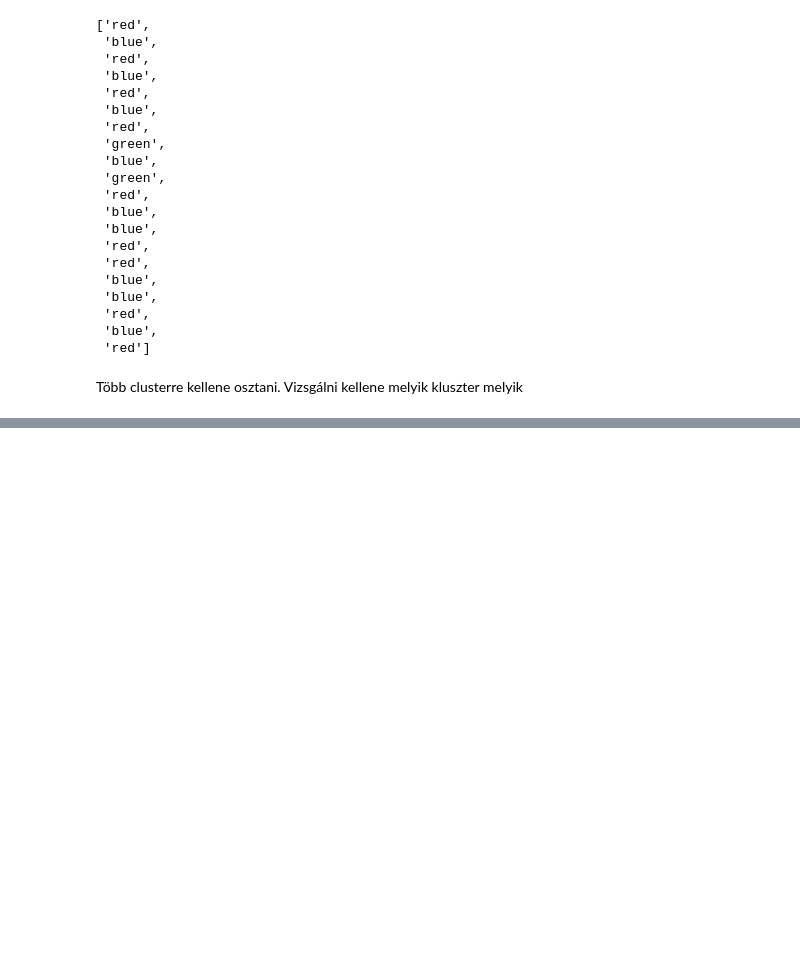
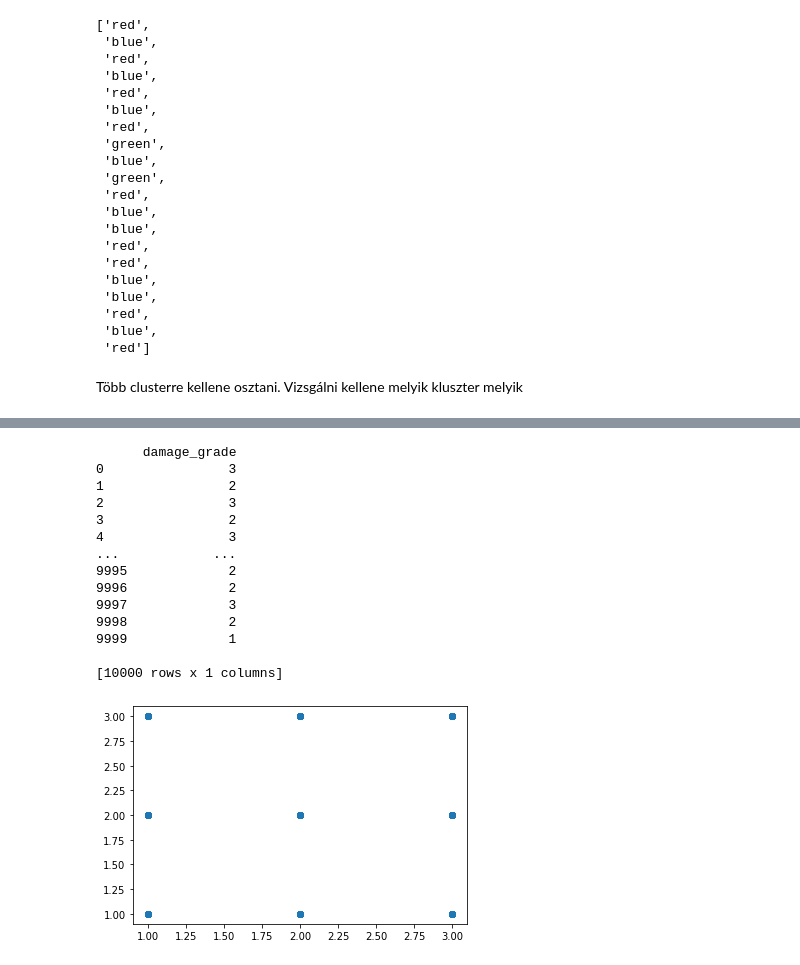
Before and after one commit to sipocz/_earthQuake, a Jupyter notebook: EarthQuaqe_Clustering.ipynb, the cells around one changed output, grey strips where cells are left out. Drawn from its saved outputs; the diff is of its cells as text; code cells hidden in the pictures; blank space fills up the shorter version.

```diff
--- a/EarthQuaqe_Clustering.ipynb
+++ b/EarthQuaqe_Clustering.ipynb
@@ -267,2 +223,20 @@ plt.show()
 # %% [markdown]
 Több clusterre kellene osztani. Vizsgálni kellene melyik kluszter melyik
+# %%
+
+
+
+
+# ----------- Neural network - Multi-layer Perceptron  ------------
+from sklearn.neural_network import MLPClassifier
+
+# build the model on training data
+model=MLPClassifier(max_iter=220000,alpha=0.00001)
+a=model.fit(X, Y)
+
+    # make predictions for test data
+y_pred = model.predict(X)
+    # calculate the accuracy score
+accuracy =  accuracy_score(Y, y_pred) * 100
+
+print(accuracy)
@@ -268,0 +281,19 @@ Több clusterre kellene osztani. Vizsgálni kellene melyik kluszter melyik
+# %%
+plt.scatter(Y,y_pred)
+print(Y)
+# %% [output]
+      damage_grade
+0                3
+1                2
+2                3
+3                2
+4                3
+...            ...
+9995             2
+9996             2
+9997             3
+9998             2
+9999             1
+
+[10000 rows x 1 columns]
+[figure, added]
```
Also changed, not shown: parts of 15 cells of this notebook.
